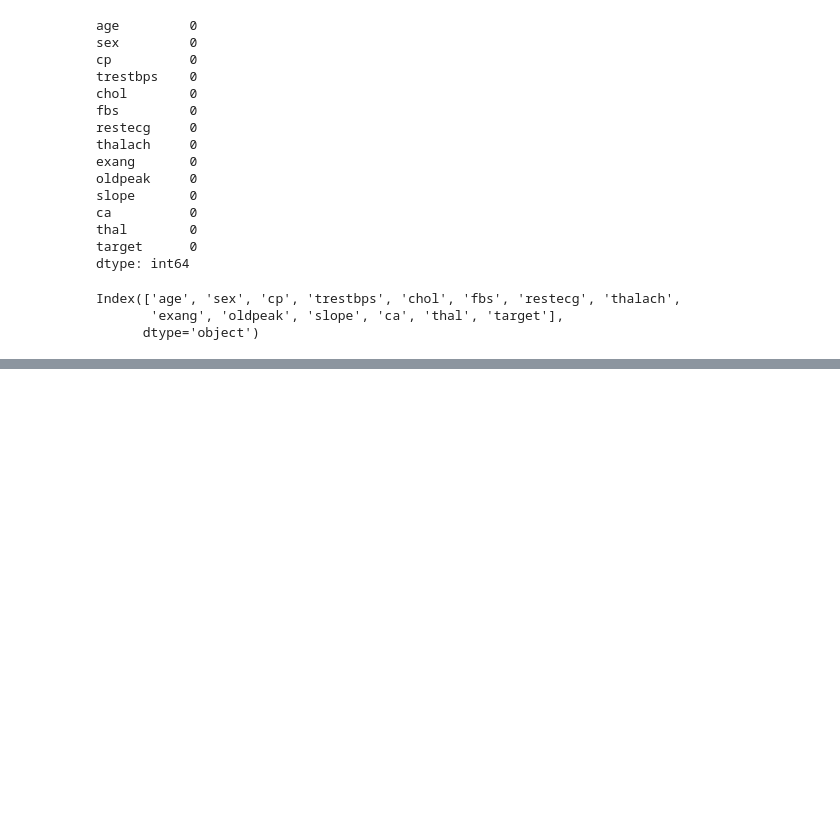
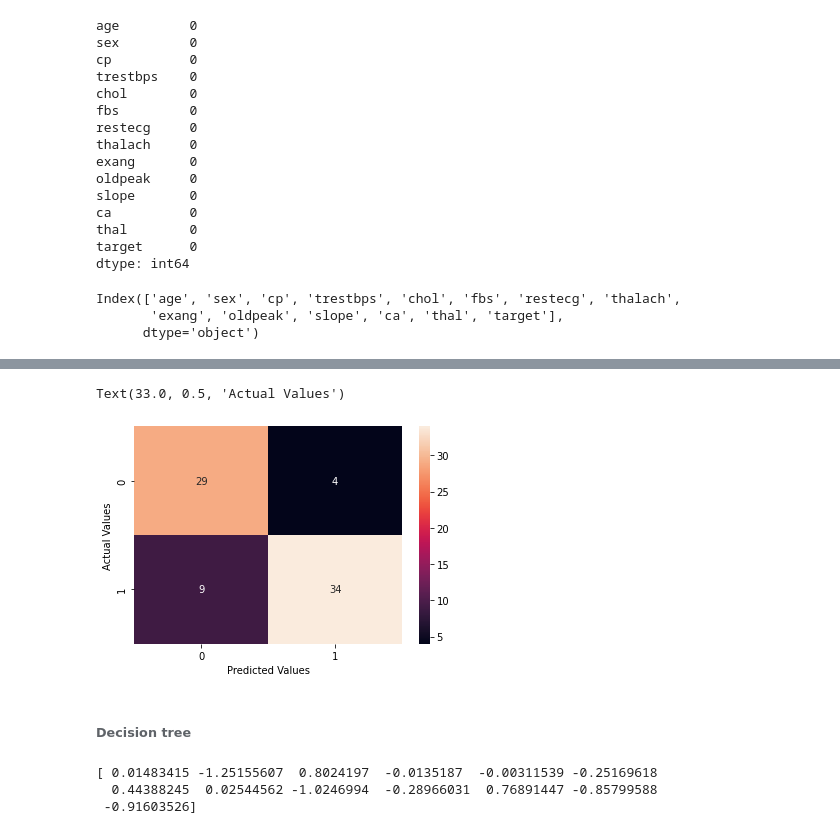
Before and after one commit to robajo12/data301_predictive_analytics_machine_learning, a Jupyter notebook: ml_projects/ml_practice_problems.ipynb, the cells around one changed output, grey strips where cells are left out. Drawn from its saved outputs; the diff is of its cells as text; code cells hidden in the pictures; blank space fills up the shorter version.

```diff
--- a/ml_projects/ml_practice_problems.ipynb
+++ b/ml_projects/ml_practice_problems.ipynb
@@ -105,0 +125,5 @@ sns.distplot(df)
+# %%
+#split the data into train and test sets and view the different shape
+from sklearn.model_selection import train_test_split
+x_train, x_test, y_train, y_test= train_test_split(X,y)
+print(x_train.shape,x_test.shape, y_train.shape,y_test.shape)
@@ -105,0 +134,4 @@ sns.distplot(df)
+# %%
+#import LogisticRegression function
+from sklearn.linear_model import LogisticRegression
+lgRg = LogisticRegression()
@@ -105,0 +143,3 @@ sns.distplot(df)
+# %%
+# fit the logistic regression to the training model
+lgRg.fit(x_train,y_train)
@@ -105,0 +155,4 @@ sns.distplot(df)
+# %%
+#use the fitted model to make predictions on the test data
+y_pred = lgRg.predict(x_test)
+y_test.values[0:10]
@@ -105,0 +205,18 @@ sns.distplot(df)
+# %%
+#ploting the confusion matrix
+sns.heatmap(confusion_matrix(y_test, y_pred), annot=True, fmt='.0f')
+plt.xlabel('Predicted Values')
+plt.ylabel('Actual Values')
+# %% [output]
+Text(33.0, 0.5, 'Actual Values')
+[figure, added]
+# %% [markdown]
+###### Decision tree
+# %%
+# get importance of the features
+importance =lgRg.coef_[0]
+print(importance)
+# %% [output]
+[ 0.01483415 -1.25155607  0.8024197  -0.0135187  -0.00311539 -0.25169618
+  0.44388245  0.02544562 -1.0246994  -0.28966031  0.76891447 -0.85799588
+ -0.91603526]
```
Also changed, not shown: parts of 54 cells of this notebook.
